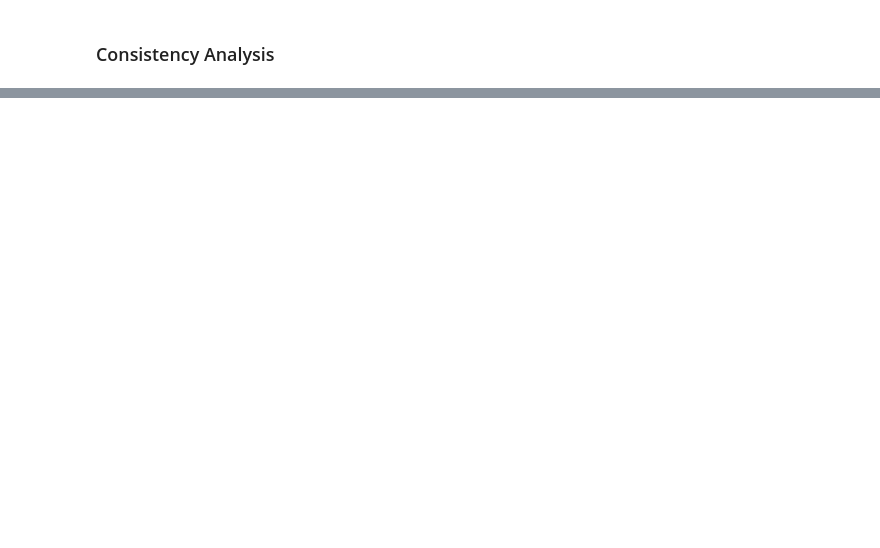
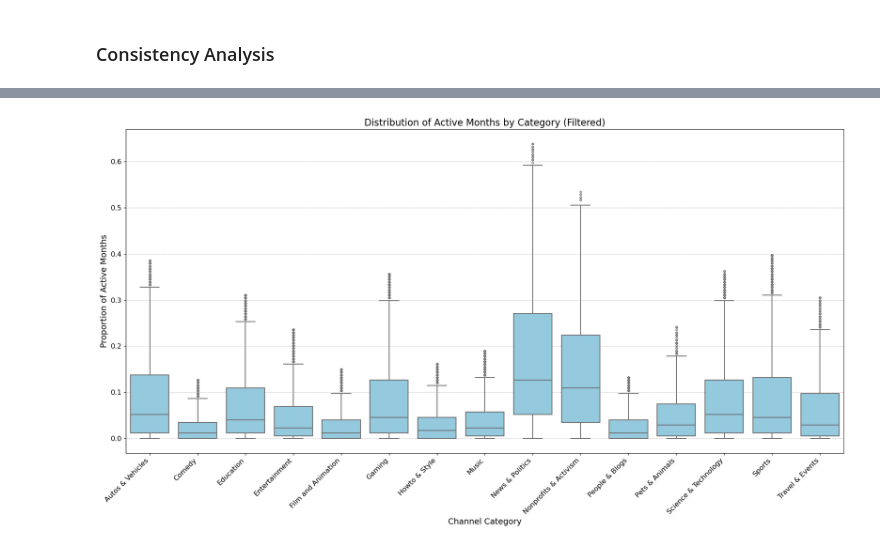
Before and after one commit to epfl-ada/ada-2024-project-panada, a Jupyter notebook: YouTube_Content_Analysis.ipynb, the cells around one changed output, grey strips where cells are left out. Drawn from its saved outputs; the diff is of its cells as text; code cells hidden in the pictures; blank space fills up the shorter version.

```diff
--- a/YouTube_Content_Analysis.ipynb
+++ b/YouTube_Content_Analysis.ipynb
@@ -670,0 +693,15 @@ Add any comparative metrics or additional aggregations as needed.
+# %%
+# Count active months with at least 2 uploads per channel
+active_months = category_monthly_data[category_monthly_data['uploads'] >= 2].groupby(['channel_category', 'channel_id'])['year_month'].nunique()
+
+# Merge active months into channel_metrics
+channel_metrics = channel_metrics.merge(active_months.rename('active_months'), on=['channel_category', 'channel_id'], how='left')
+
+# Fill missing active_months with 0 (channels that never had an active month)
+channel_metrics['active_months'] = channel_metrics['active_months'].fillna(0)
+
+# Calculate proportion of active months
+total_months = category_monthly_data['year_month'].nunique()  # Total number of unique months
+channel_metrics['proportion_active'] = channel_metrics['active_months'] / total_months
+
+print(channel_metrics.head())
@@ -670,0 +729,40 @@ Add any comparative metrics or additional aggregations as needed.
+# %%
+# Calculate IQR for each category
+Q1 = channel_metrics.groupby('channel_category')['proportion_active'].quantile(0.25)
+Q3 = channel_metrics.groupby('channel_category')['proportion_active'].quantile(0.75)
+IQR = Q3 - Q1
+
+# Define upper and lower bounds
+lower_bound = (Q1 - 1.5 * IQR).reindex(channel_metrics['channel_category'])
+upper_bound = (Q3 + 1.5 * IQR).reindex(channel_metrics['channel_category'])
+
+# Filter out outliers
+filtered_channel_metrics = channel_metrics[
+    (channel_metrics['proportion_active'] >= lower_bound.values) &
+    (channel_metrics['proportion_active'] <= upper_bound.values)
+]
+
+# Plot the filtered data
+plt.figure(figsize=(18, 10))  # Increase the figure size
+sns.boxplot(
+    data=filtered_channel_metrics,
+    x='channel_category',
+    y='proportion_active',
+    color='skyblue',
+    fliersize=3,  # Smaller size for remaining outliers
+    linewidth=1.5  # Thicker lines for better visibility
+)
+
+# Customize the plot
+plt.xticks(rotation=45, ha='right', fontsize=12)  # Larger and rotated x-axis labels
+plt.yticks(fontsize=12)  # Larger y-axis labels
+plt.title("Distribution of Active Months by Category (Filtered)", fontsize=16)  # Bigger title
+plt.ylabel("Proportion of Active Months", fontsize=14)  # Bigger y-axis label
+plt.xlabel("Channel Category", fontsize=14)  # Bigger x-axis label
+plt.grid(axis='y', linestyle='--', alpha=0.7)  # Adjust grid for better readability
+plt.tight_layout()
+
+# Show the plot
+plt.show()
+# %% [output]
+[figure, added]
```
Also changed, not shown: parts of 35 cells of this notebook.
